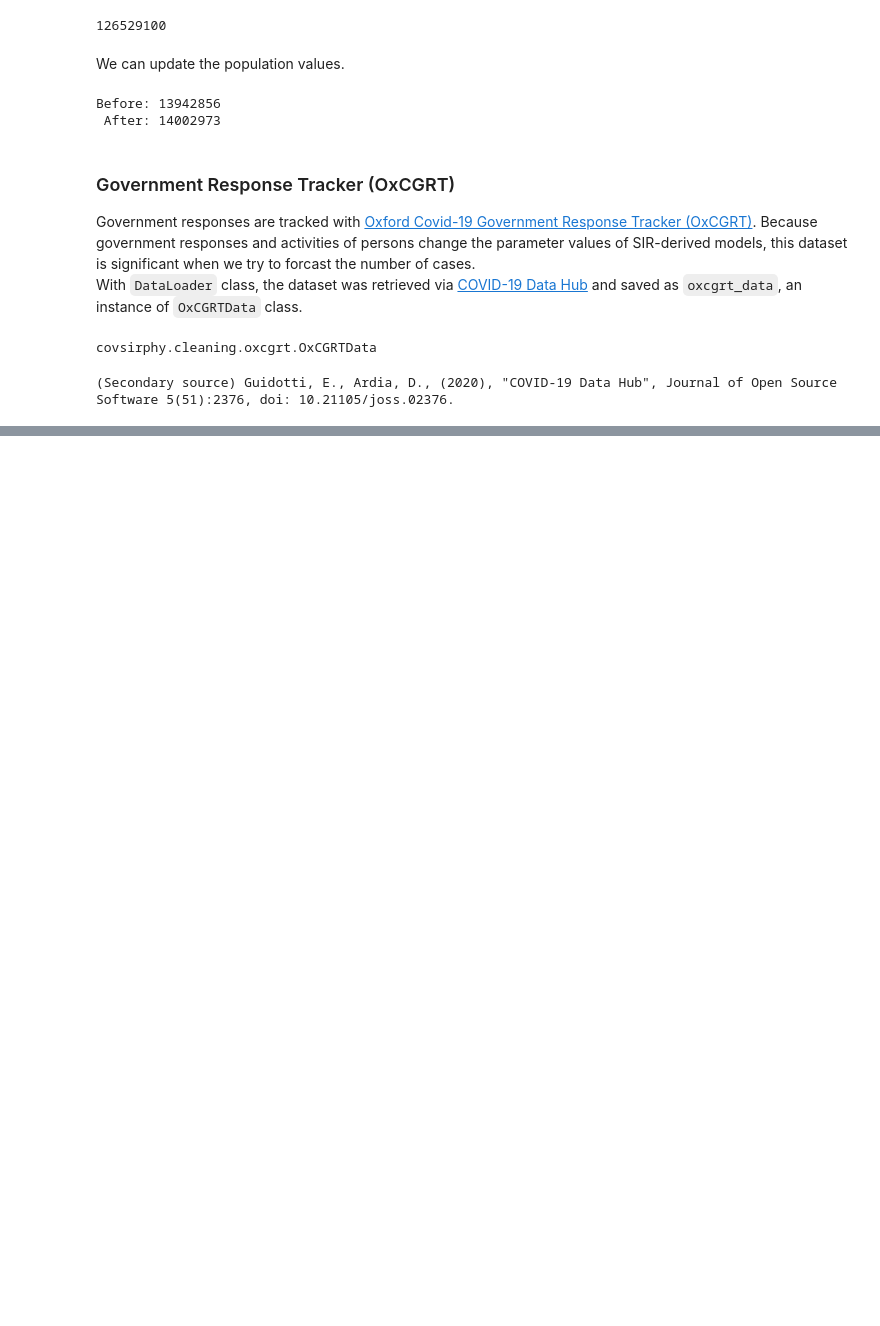
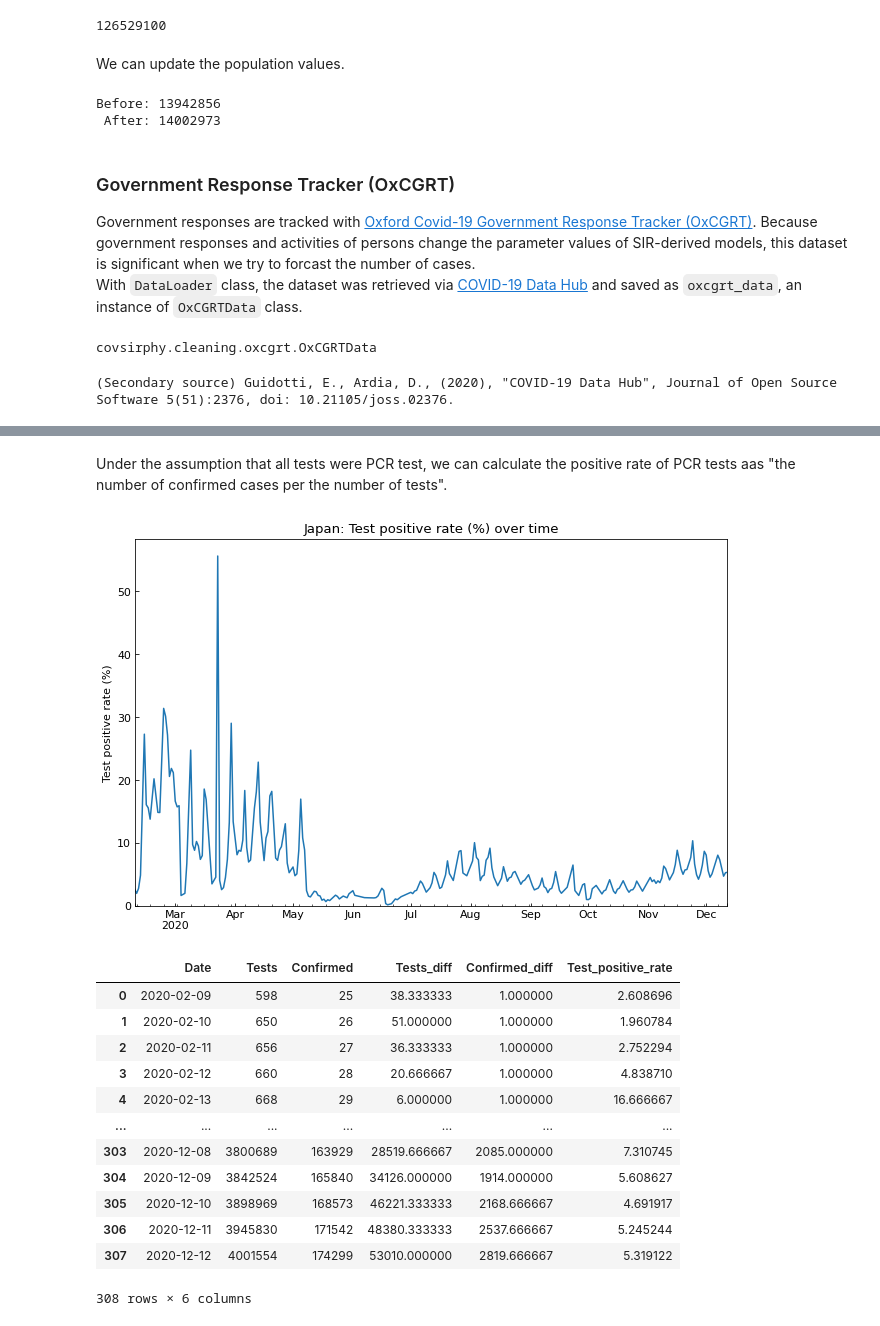
Before and after one commit to lisphilar/covid19-sir, a Jupyter notebook: docs/usage_dataset.ipynb, the cells around one changed output, grey strips where cells are left out. Cells and saved outputs as stored; diff of their text form; code cells hidden in the pictures; blank space fills up the shorter version.

```diff
--- a/docs/usage_dataset.ipynb
+++ b/docs/usage_dataset.ipynb
@@ -33,6 +33,8 @@ linelist = data_loader.linelist()
 population_data = data_loader.population()
 # Government Response Tracker (OxCGRT)
 oxcgrt_data = data_loader.oxcgrt()
+# The number of tests
+pcr_data = data_loader.pcr()
 # %% [output]
 Retrieving datasets from COVID-19 Data Hub: https://covid19datahub.io/
 
@@ -335,0 +364,20 @@ oxcgrt_data.subset("Japan").tail()
+# %% [markdown]
+Under the assumption that all tests were PCR test, we can calculate the positive rate of PCR tests aas "the number of confirmed cases per the number of tests".
+# %%
+# Positive rate in Japan
+pcr_data.positive_rate("Japan")
+# %% [output]
+[figure, added]
+|  | Date | Tests | Confirmed | Tests_diff | Confirmed_diff | Test_positive_rate |
+| 0 | 2020-02-09 | 598 | 25 | 38.333333 | 1.000000 | 2.608696 |
+| 1 | 2020-02-10 | 650 | 26 | 51.000000 | 1.000000 | 1.960784 |
+| 2 | 2020-02-11 | 656 | 27 | 36.333333 | 1.000000 | 2.752294 |
+| 3 | 2020-02-12 | 660 | 28 | 20.666667 | 1.000000 | 4.838710 |
+| 4 | 2020-02-13 | 668 | 29 | 6.000000 | 1.000000 | 16.666667 |
+| ... | ... | ... | ... | ... | ... | ... |
+| 303 | 2020-12-08 | 3800689 | 163929 | 28519.666667 | 2085.000000 | 7.310745 |
+| 304 | 2020-12-09 | 3842524 | 165840 | 34126.000000 | 1914.000000 | 5.608627 |
+| 305 | 2020-12-10 | 3898969 | 168573 | 46221.333333 | 2168.666667 | 4.691917 |
+| 306 | 2020-12-11 | 3945830 | 171542 | 48380.333333 | 2537.666667 | 5.245244 |
+| 307 | 2020-12-12 | 4001554 | 174299 | 53010.000000 | 2819.666667 | 5.319122 |
+308 rows × 6 columns
```
Also changed, not shown: parts of 19 cells of this notebook, 59 other files.
